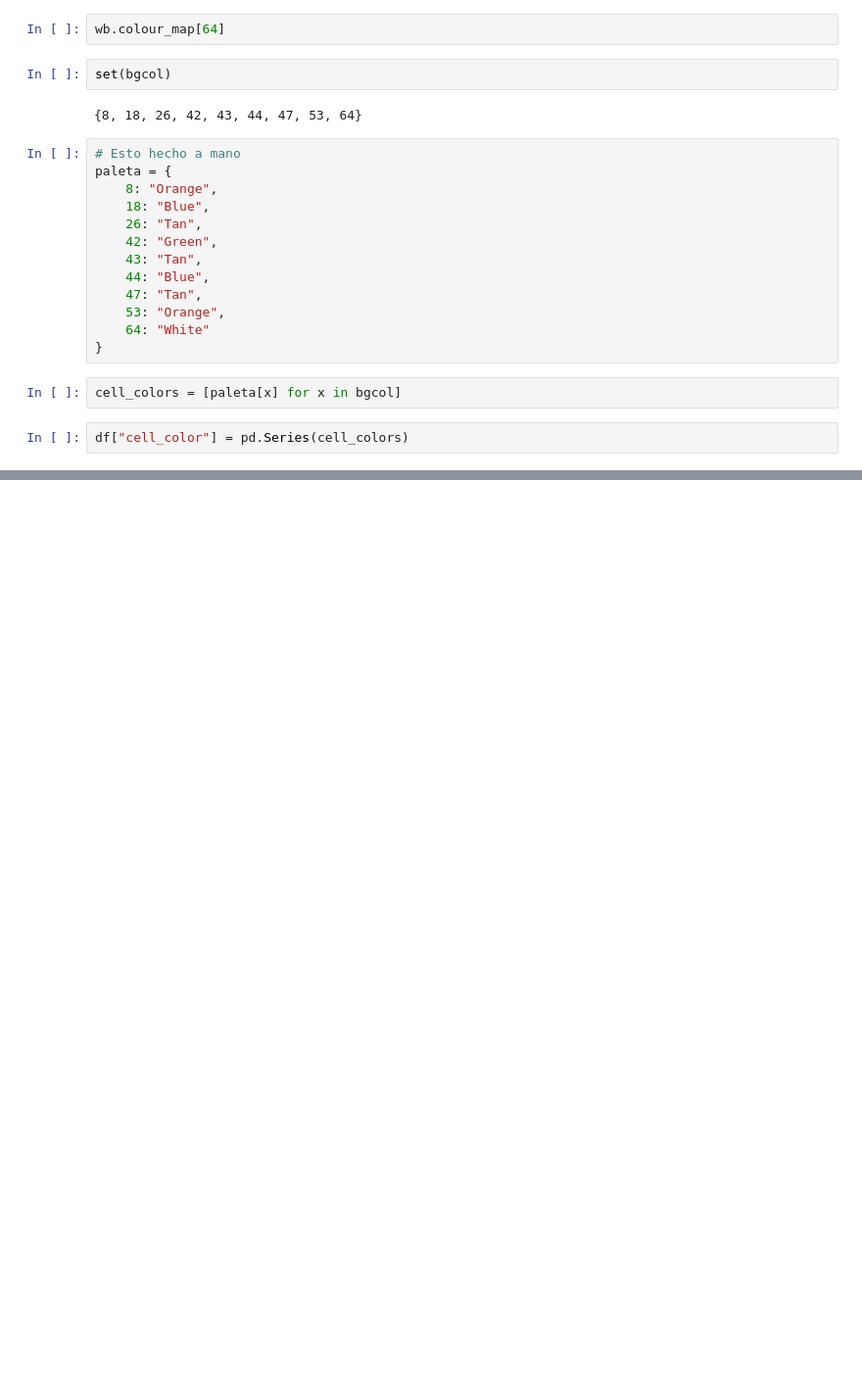
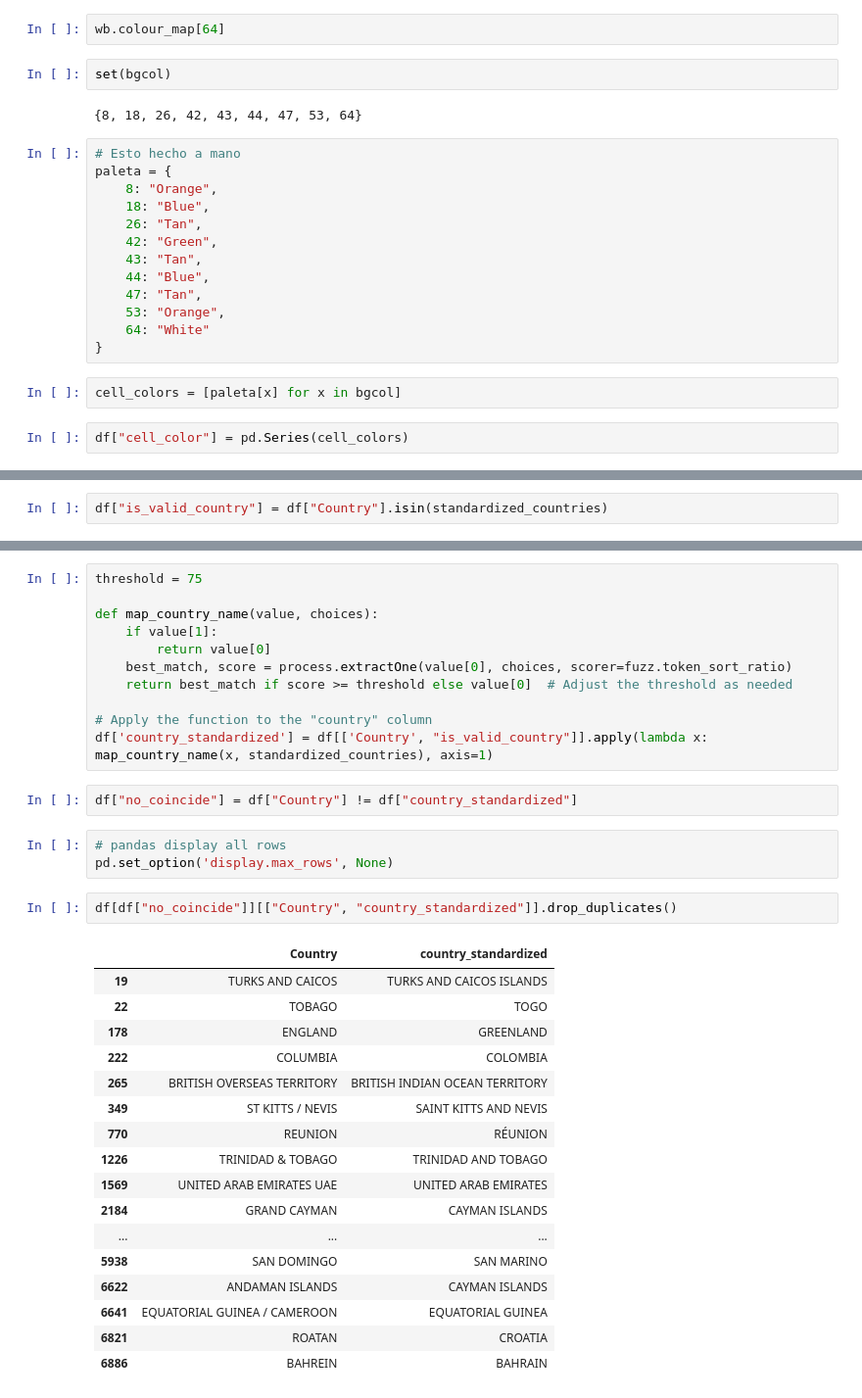
Before and after one commit to yagopajarino/uba-calidatos-tpshark, a Jupyter notebook: analisis.ipynb, the cells around one changed output, grey strips where cells are left out. Shown at 98% size. Drawn from its saved outputs; the diff is of its cells as text; blank space fills up the shorter version.

```diff
--- a/analisis.ipynb
+++ b/analisis.ipynb
@@ -63,0 +205,2 @@ df
+# %%
+df["is_valid_country"] = df["Country"].isin(standardized_countries)
@@ -63,0 +231,36 @@ df
+# %%
+threshold = 75
+
+def map_country_name(value, choices):
+    if value[1]:
+        return value[0]
+    best_match, score = process.extractOne(value[0], choices, scorer=fuzz.token_sort_ratio)
+    return best_match if score >= threshold else value[0]  # Adjust the threshold as needed
+
+# Apply the function to the "country" column
+df['country_standardized'] = df[['Country', "is_valid_country"]].apply(lambda x: map_country_name(x, standardized_countries), axis=1)
+# %%
+df["no_coincide"] = df["Country"] != df["country_standardized"]
+# %%
+# pandas display all rows
+pd.set_option('display.max_rows', None)
+# %%
+df[df["no_coincide"]][["Country", "country_standardized"]].drop_duplicates()
+# %% [output]
+|  | Country | country_standardized |
+| 19 | TURKS AND CAICOS | TURKS AND CAICOS ISLANDS |
+| 22 | TOBAGO | TOGO |
+| 178 | ENGLAND | GREENLAND |
+| 222 | COLUMBIA | COLOMBIA |
+| 265 | BRITISH OVERSEAS TERRITORY | BRITISH INDIAN OCEAN TERRITORY |
+| 349 | ST KITTS / NEVIS | SAINT KITTS AND NEVIS |
+| 770 | REUNION | RÉUNION |
+| 1226 | TRINIDAD & TOBAGO | TRINIDAD AND TOBAGO |
+| 1569 | UNITED ARAB EMIRATES UAE | UNITED ARAB EMIRATES |
+| 2184 | GRAND CAYMAN | CAYMAN ISLANDS |
+| ... | ... | ... |
+| 5938 | SAN DOMINGO | SAN MARINO |
+| 6622 | ANDAMAN ISLANDS | CAYMAN ISLANDS |
+| 6641 | EQUATORIAL GUINEA / CAMEROON | EQUATORIAL GUINEA |
+| 6821 | ROATAN | CROATIA |
+| 6886 | BAHREIN | BAHRAIN |
```
Also changed, not shown: parts of 23 cells of this notebook.
